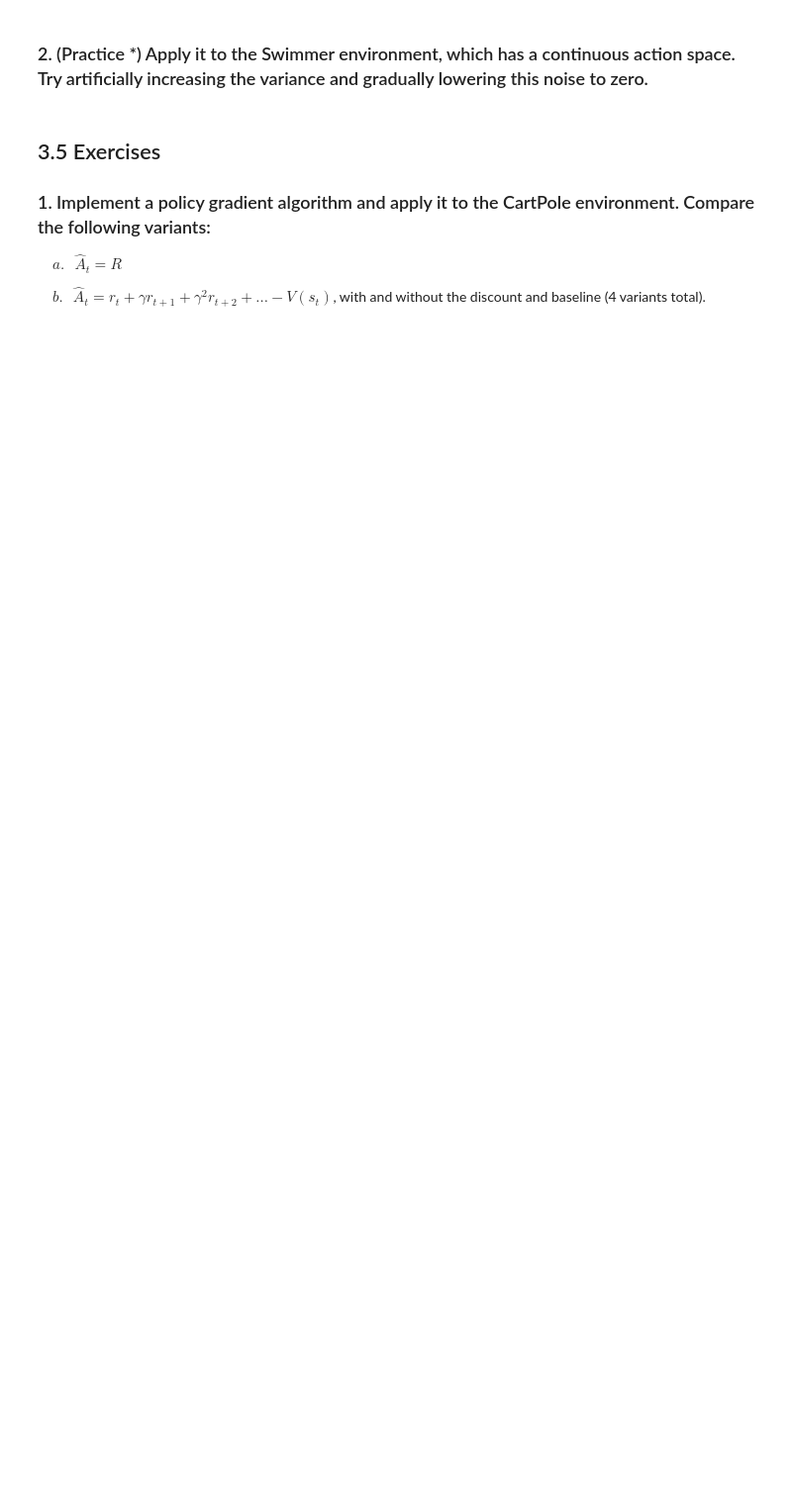
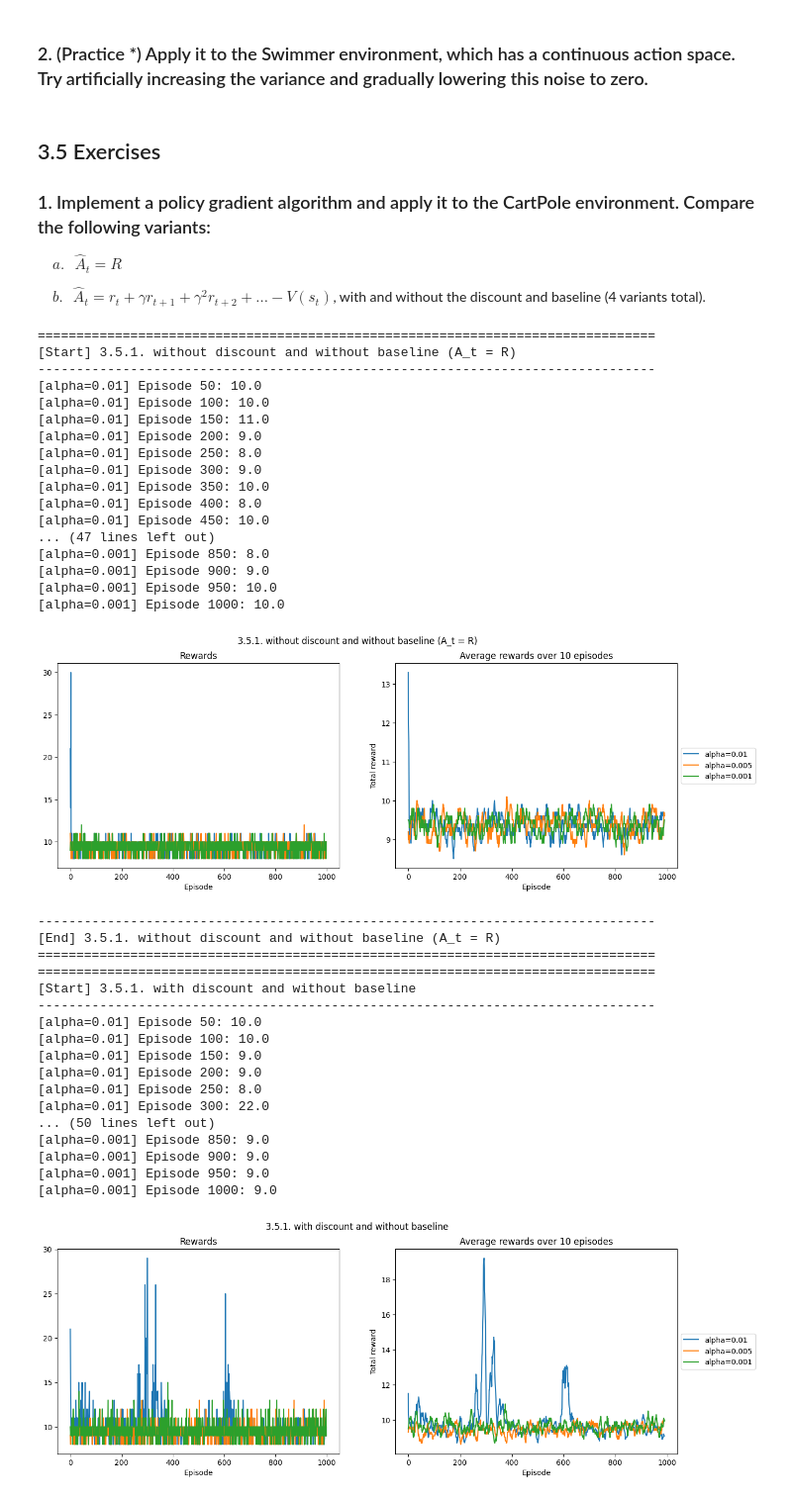
Before and after one commit to lucasbasquerotto/ml-demos, a Jupyter notebook: rl/rl-gym.ipynb, the cells around one changed output. Shown at 99% size. Drawn from its saved outputs; the diff is of its cells as text; code cells hidden in the pictures; blank space fills up the shorter version.

```diff
--- a/rl/rl-gym.ipynb
+++ b/rl/rl-gym.ipynb
@@ -415,31 +451,68 @@ def run_cases(number: int, env_name: str, n_episodes = 1000):
         number_suffix = number if optimizer_name is None else f'3.{number}'
         run(
             f'3.5.{number_suffix}.{optimizer_info} without discount and without baseline (A_t = R)',
             env_name=env_name,
             n_episodes=n_episodes,
             use_v_net=False,
             discount=1.0,
             get_optimizer=get_optimizer)
         run(
             f'3.5.{number_suffix}.{optimizer_info} with discount and without baseline',
             env_name=env_name,
             n_episodes=n_episodes,
             use_v_net=False,
             discount=0.9,
             get_optimizer=get_optimizer)
         run(
             f'3.5.{number_suffix}.{optimizer_info} without discount and with baseline',
             env_name=env_name,
             n_episodes=n_episodes,
             use_v_net=True,
             discount=1.0,
             get_optimizer=get_optimizer)
         run(
             f'3.5.{number_suffix}.{optimizer_info} with discount and with baseline',
             env_name=env_name,
             n_episodes=n_episodes,
             use_v_net=True,
             discount=0.9,
             get_optimizer=get_optimizer)
 
-run_cases(number=1, env_name='CartPole-v1', n_episodes = 10)
+run_cases(number=1, env_name='CartPole-v1', n_episodes = 1000)
+# %% [output]
+================================================================================
+[Start] 3.5.1. without discount and without baseline (A_t = R)
+--------------------------------------------------------------------------------
+[alpha=0.01] Episode 50: 10.0
+[alpha=0.01] Episode 100: 10.0
+[alpha=0.01] Episode 150: 11.0
+[alpha=0.01] Episode 200: 9.0
+[alpha=0.01] Episode 250: 8.0
+[alpha=0.01] Episode 300: 9.0
+[alpha=0.01] Episode 350: 10.0
+[alpha=0.01] Episode 400: 8.0
+[alpha=0.01] Episode 450: 10.0
+... (47 lines left out)
+[alpha=0.001] Episode 850: 8.0
+[alpha=0.001] Episode 900: 9.0
+[alpha=0.001] Episode 950: 10.0
+[alpha=0.001] Episode 1000: 10.0
+[figure, added]
+--------------------------------------------------------------------------------
+[End] 3.5.1. without discount and without baseline (A_t = R)
+================================================================================
+================================================================================
+[Start] 3.5.1. with discount and without baseline
+--------------------------------------------------------------------------------
+[alpha=0.01] Episode 50: 10.0
+[alpha=0.01] Episode 100: 10.0
+[alpha=0.01] Episode 150: 9.0
+[alpha=0.01] Episode 200: 9.0
+[alpha=0.01] Episode 250: 8.0
+[alpha=0.01] Episode 300: 22.0
+... (50 lines left out)
+[alpha=0.001] Episode 850: 9.0
+[alpha=0.001] Episode 900: 9.0
+[alpha=0.001] Episode 950: 9.0
+[alpha=0.001] Episode 1000: 9.0
+[figure, added]
```
Also changed, not shown: parts of 4 cells of this notebook.
